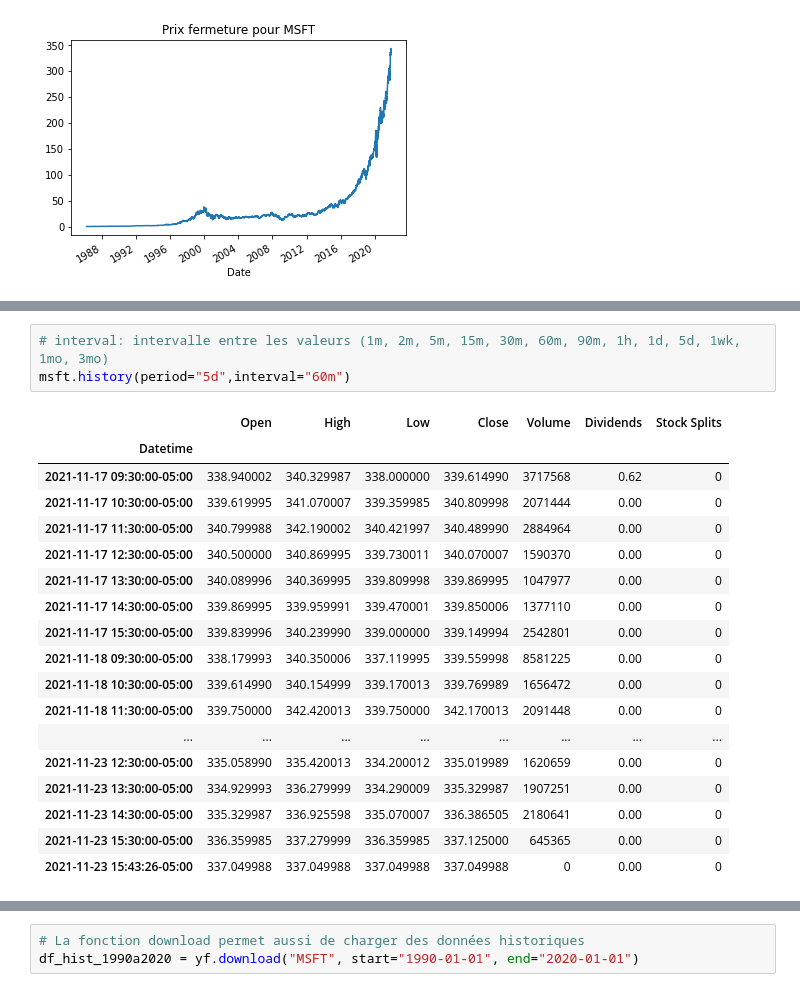
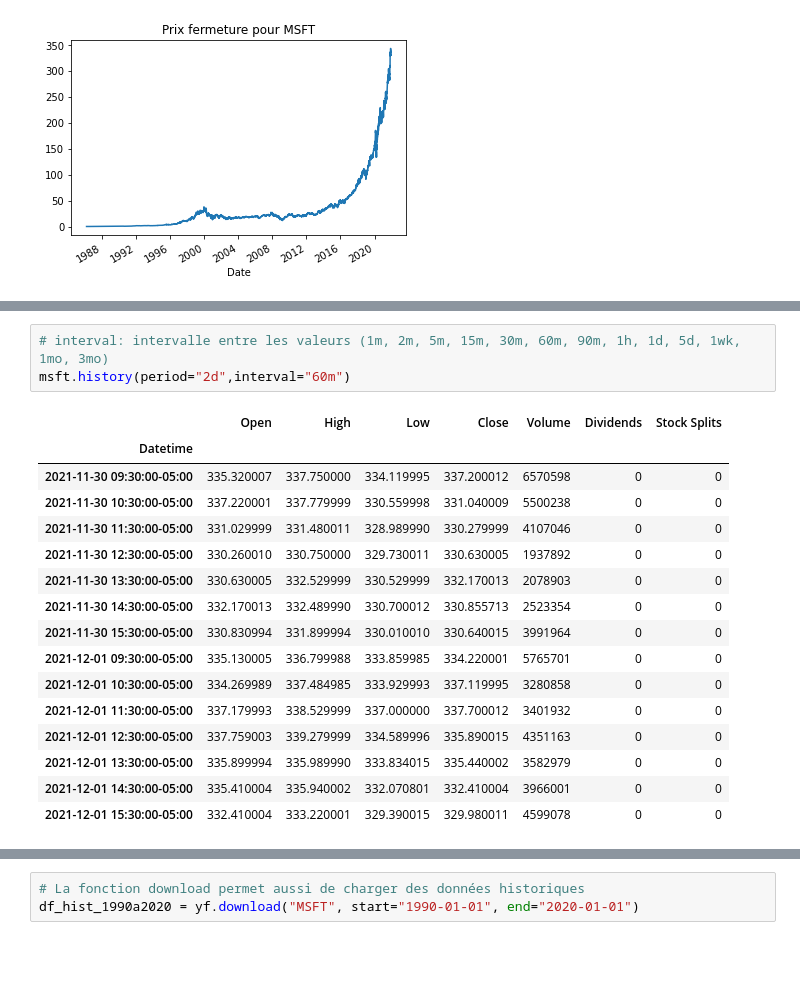
Before and after one commit to RobertGodin/CodePython, a Jupyter notebook: Notebooks/PandasYfinance.ipynb, the cells around one changed output, grey strips where cells are left out. Saved outputs shown, nothing was run; the diff lists cells and outputs as text; blank space fills up the shorter version.

```diff
--- a/Notebooks/PandasYfinance.ipynb
+++ b/Notebooks/PandasYfinance.ipynb
@@ -210,25 +210,23 @@ msft.history(period="3mo") # Chercher l'historique des prix de l'action
 # %%
 # interval: intervalle entre les valeurs (1m, 2m, 5m, 15m, 30m, 60m, 90m, 1h, 1d, 5d, 1wk, 1mo, 3mo)
-msft.history(period="5d",interval="60m")
+msft.history(period="2d",interval="60m")
 # %% [output]
 |  | Open | High | Low | Close | Volume | Dividends | Stock Splits |
 | Datetime |  |  |  |  |  |  |  |
-| 2021-11-17 09:30:00-05:00 | 338.940002 | 340.329987 | 338.000000 | 339.614990 | 3717568 | 0.62 | 0 |
-| 2021-11-17 10:30:00-05:00 | 339.619995 | 341.070007 | 339.359985 | 340.809998 | 2071444 | 0.00 | 0 |
-| 2021-11-17 11:30:00-05:00 | 340.799988 | 342.190002 | 340.421997 | 340.489990 | 2884964 | 0.00 | 0 |
-| 2021-11-17 12:30:00-05:00 | 340.500000 | 340.869995 | 339.730011 | 340.070007 | 1590370 | 0.00 | 0 |
-| 2021-11-17 13:30:00-05:00 | 340.089996 | 340.369995 | 339.809998 | 339.869995 | 1047977 | 0.00 | 0 |
-| 2021-11-17 14:30:00-05:00 | 339.869995 | 339.959991 | 339.470001 | 339.850006 | 1377110 | 0.00 | 0 |
-| 2021-11-17 15:30:00-05:00 | 339.839996 | 340.239990 | 339.000000 | 339.149994 | 2542801 | 0.00 | 0 |
-| 2021-11-18 09:30:00-05:00 | 338.179993 | 340.350006 | 337.119995 | 339.559998 | 8581225 | 0.00 | 0 |
-| 2021-11-18 10:30:00-05:00 | 339.614990 | 340.154999 | 339.170013 | 339.769989 | 1656472 | 0.00 | 0 |
-| 2021-11-18 11:30:00-05:00 | 339.750000 | 342.420013 | 339.750000 | 342.170013 | 2091448 | 0.00 | 0 |
-| ... | ... | ... | ... | ... | ... | ... | ... |
-| 2021-11-23 12:30:00-05:00 | 335.058990 | 335.420013 | 334.200012 | 335.019989 | 1620659 | 0.00 | 0 |
-| 2021-11-23 13:30:00-05:00 | 334.929993 | 336.279999 | 334.290009 | 335.329987 | 1907251 | 0.00 | 0 |
-| 2021-11-23 14:30:00-05:00 | 335.329987 | 336.925598 | 335.070007 | 336.386505 | 2180641 | 0.00 | 0 |
-| 2021-11-23 15:30:00-05:00 | 336.359985 | 337.279999 | 336.359985 | 337.125000 | 645365 | 0.00 | 0 |
-| 2021-11-23 15:43:26-05:00 | 337.049988 | 337.049988 | 337.049988 | 337.049988 | 0 | 0.00 | 0 |
+| 2021-11-30 09:30:00-05:00 | 335.320007 | 337.750000 | 334.119995 | 337.200012 | 6570598 | 0 | 0 |
+| 2021-11-30 10:30:00-05:00 | 337.220001 | 337.779999 | 330.559998 | 331.040009 | 5500238 | 0 | 0 |
+| 2021-11-30 11:30:00-05:00 | 331.029999 | 331.480011 | 328.989990 | 330.279999 | 4107046 | 0 | 0 |
+| 2021-11-30 12:30:00-05:00 | 330.260010 | 330.750000 | 329.730011 | 330.630005 | 1937892 | 0 | 0 |
+| 2021-11-30 13:30:00-05:00 | 330.630005 | 332.529999 | 330.529999 | 332.170013 | 2078903 | 0 | 0 |
+| 2021-11-30 14:30:00-05:00 | 332.170013 | 332.489990 | 330.700012 | 330.855713 | 2523354 | 0 | 0 |
+| 2021-11-30 15:30:00-05:00 | 330.830994 | 331.899994 | 330.010010 | 330.640015 | 3991964 | 0 | 0 |
+| 2021-12-01 09:30:00-05:00 | 335.130005 | 336.799988 | 333.859985 | 334.220001 | 5765701 | 0 | 0 |
+| 2021-12-01 10:30:00-05:00 | 334.269989 | 337.484985 | 333.929993 | 337.119995 | 3280858 | 0 | 0 |
+| 2021-12-01 11:30:00-05:00 | 337.179993 | 338.529999 | 337.000000 | 337.700012 | 3401932 | 0 | 0 |
+| 2021-12-01 12:30:00-05:00 | 337.759003 | 339.279999 | 334.589996 | 335.890015 | 4351163 | 0 | 0 |
+| 2021-12-01 13:30:00-05:00 | 335.899994 | 335.989990 | 333.834015 | 335.440002 | 3582979 | 0 | 0 |
+| 2021-12-01 14:30:00-05:00 | 335.410004 | 335.940002 | 332.070801 | 332.410004 | 3966001 | 0 | 0 |
+| 2021-12-01 15:30:00-05:00 | 332.410004 | 333.220001 | 329.390015 | 329.980011 | 4599078 | 0 | 0 |
 # %%
 msft.history(period="5d",interval="60m").index
 # %% [output]
```
Also changed, not shown: parts of 20 cells of this notebook, 3 other files.
